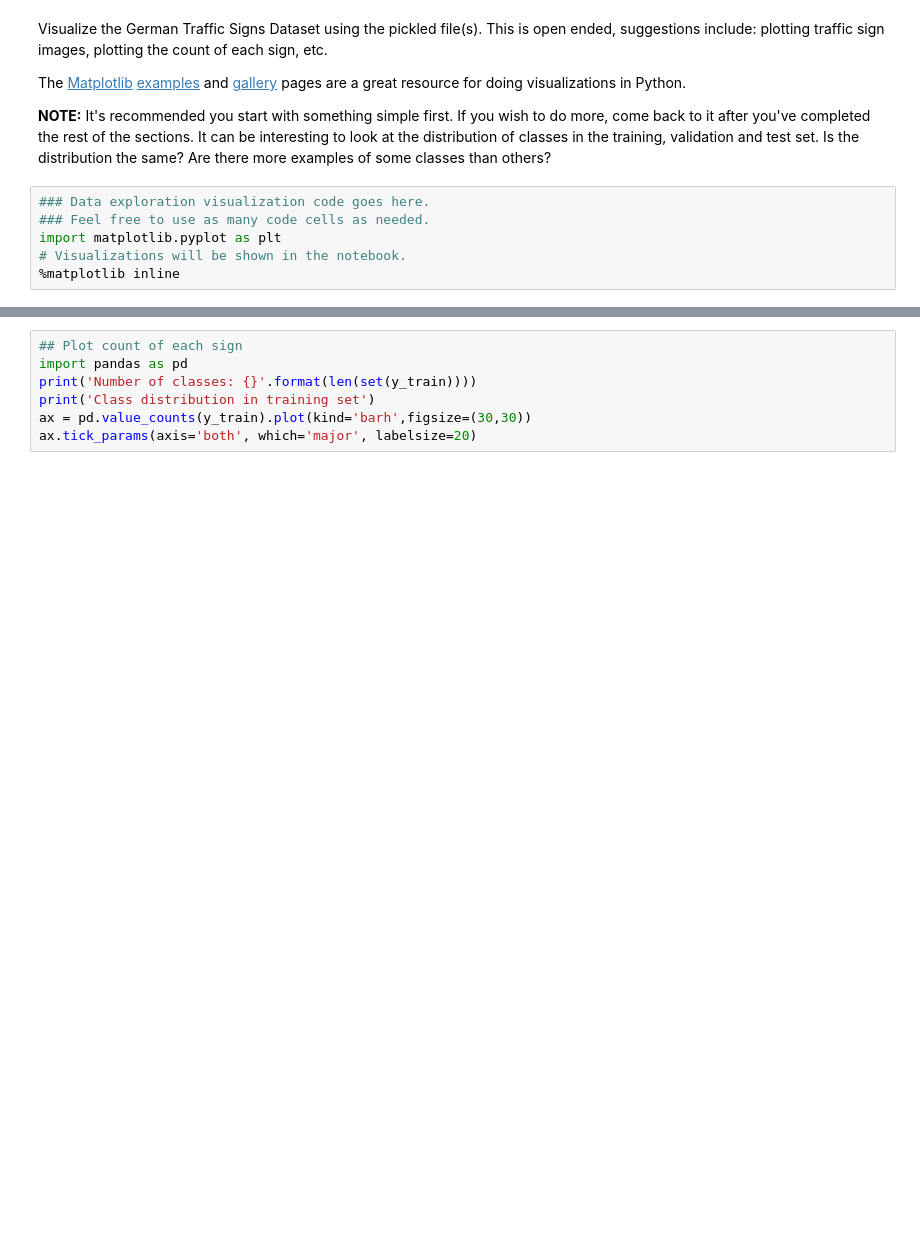
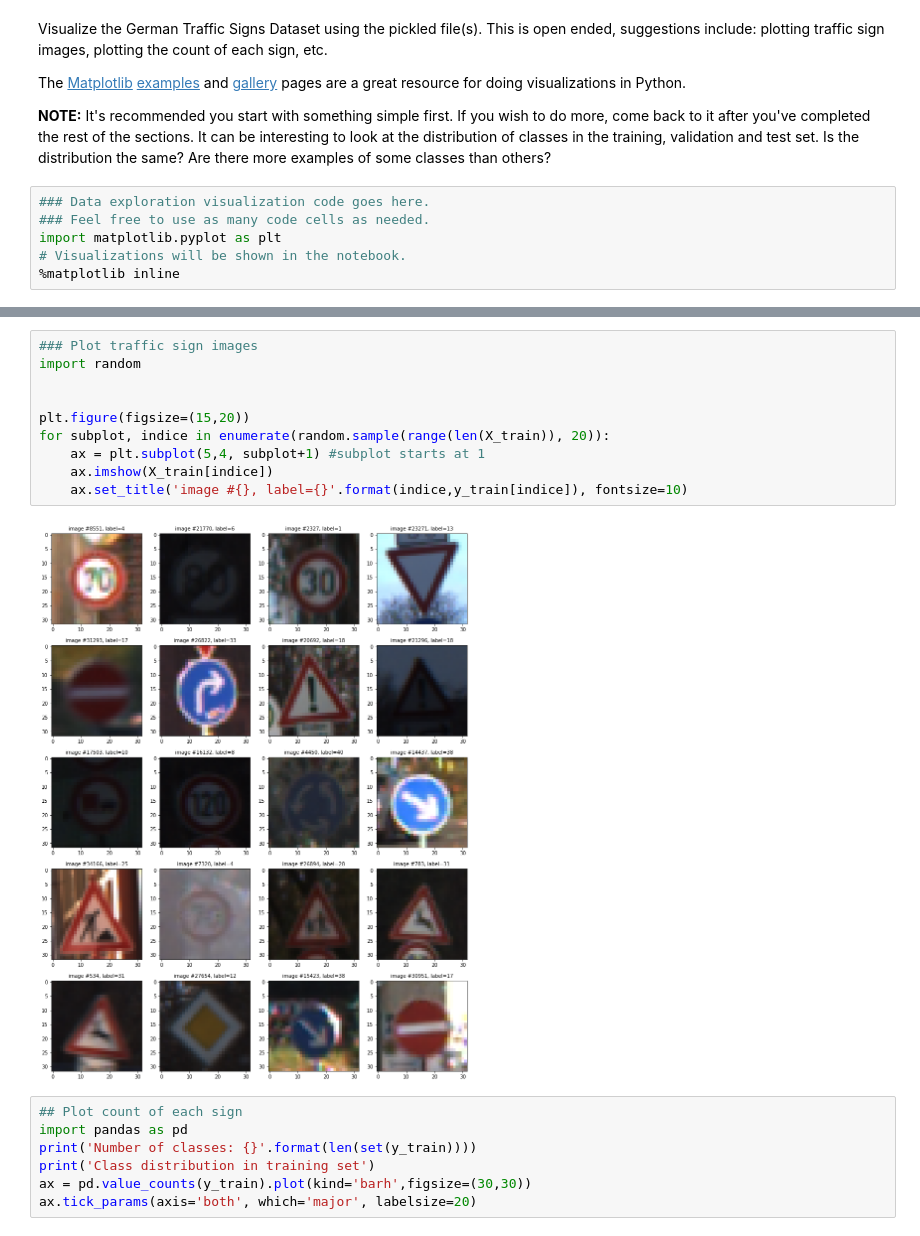
Before and after one commit to knguyen0105/CarND-Traffic-Sign-Classifier, a Jupyter notebook: Traffic_Sign_Classifier.ipynb, the cells around one changed output, grey strips where cells are left out. Saved outputs shown, nothing was run; the diff lists cells and outputs as text; blank space fills up the shorter version.

```diff
--- a/Traffic_Sign_Classifier.ipynb
+++ b/Traffic_Sign_Classifier.ipynb
@@ -114,3 +105,15 @@ for n in [0,100,200,300,400]:
+# %%
+### Plot traffic sign images
+import random
+
+
+plt.figure(figsize=(15,20))
+for subplot, indice in enumerate(random.sample(range(len(X_train)), 20)):
+    ax = plt.subplot(5,4, subplot+1) #subplot starts at 1
+    ax.imshow(X_train[indice])
+    ax.set_title('image #{}, label={}'.format(indice,y_train[indice]), fontsize=10)
+# %% [output]
+[figure, added]
 # %%
 ## Plot count of each sign
 import pandas as pd
```
Also changed, not shown: parts of 9 cells of this notebook, 1 other file.
